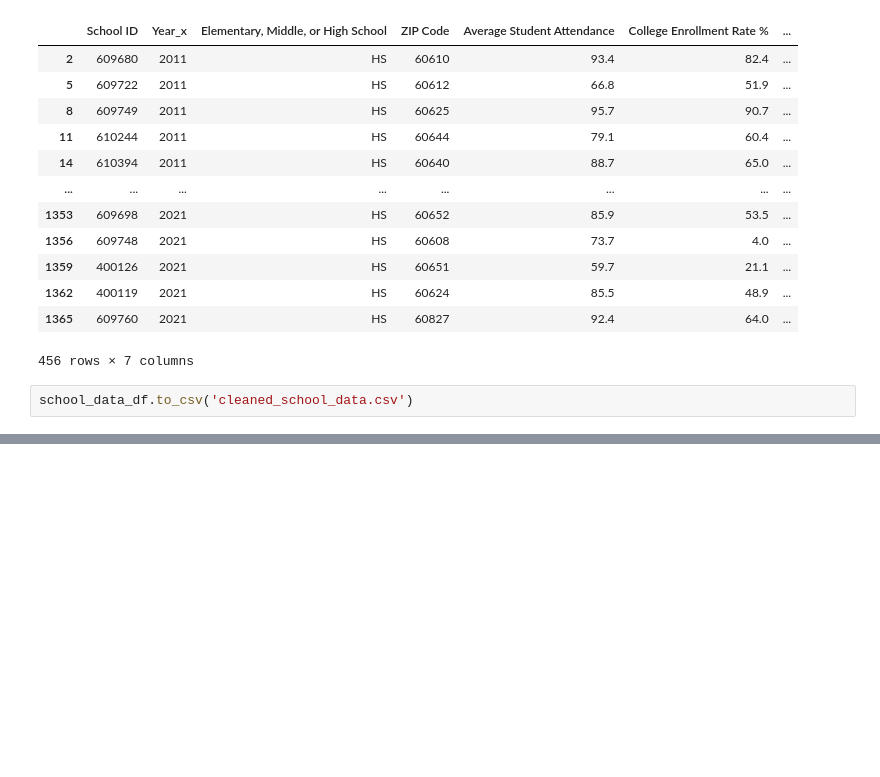
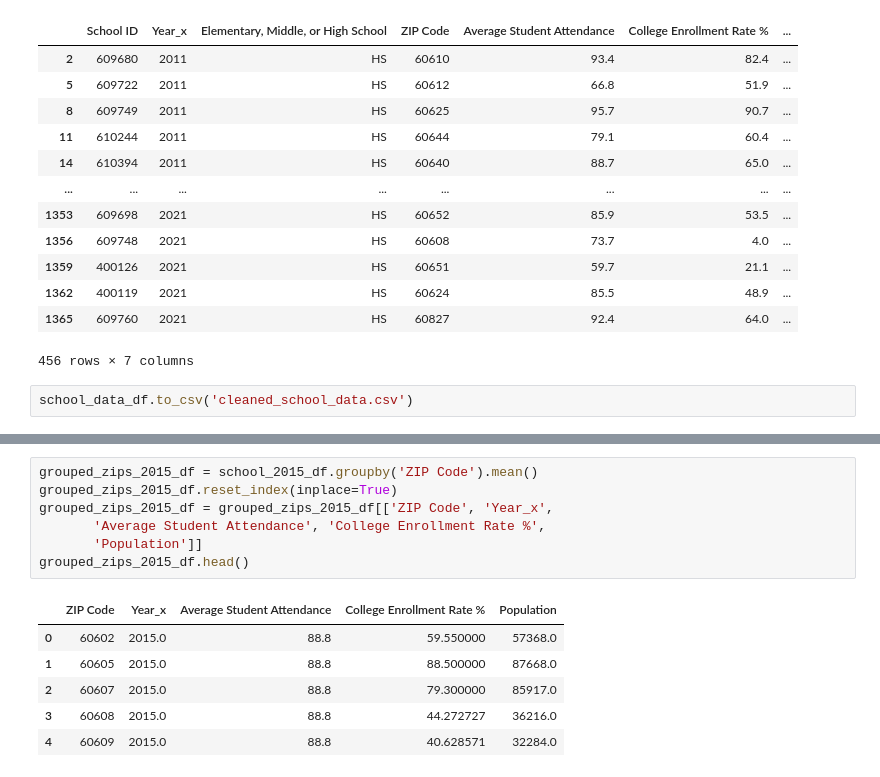
Before and after one commit to MattPostlewaite/NWBC-Project1-Group2, a Jupyter notebook: project_1_analysis_Billy.ipynb, the cells around one changed output, grey strips where cells are left out. Drawn from its saved outputs; the diff is of its cells as text; blank space fills up the shorter version.

```diff
--- a/project_1_analysis_Billy.ipynb
+++ b/project_1_analysis_Billy.ipynb
@@ -368,0 +409,14 @@ school_data_df.to_csv('cleaned_school_data.csv')
+# %%
+grouped_zips_2015_df = school_2015_df.groupby('ZIP Code').mean()
+grouped_zips_2015_df.reset_index(inplace=True)
+grouped_zips_2015_df = grouped_zips_2015_df[['ZIP Code', 'Year_x',
+       'Average Student Attendance', 'College Enrollment Rate %',
+       'Population']]
+grouped_zips_2015_df.head()
+# %% [output]
+|  | ZIP Code | Year_x | Average Student Attendance | College Enrollment Rate % | Population |
+| 0 | 60602 | 2015.0 | 88.8 | 59.550000 | 57368.0 |
+| 1 | 60605 | 2015.0 | 88.8 | 88.500000 | 87668.0 |
+| 2 | 60607 | 2015.0 | 88.8 | 79.300000 | 85917.0 |
+| 3 | 60608 | 2015.0 | 88.8 | 44.272727 | 36216.0 |
+| 4 | 60609 | 2015.0 | 88.8 | 40.628571 | 32284.0 |
```
Also changed, not shown: parts of 7 cells of this notebook.
